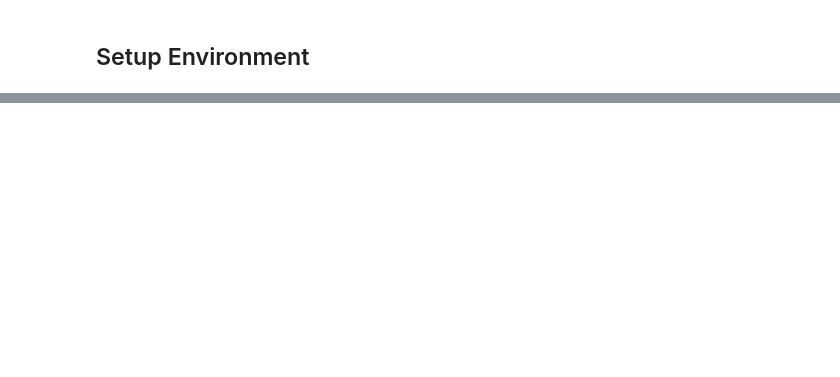
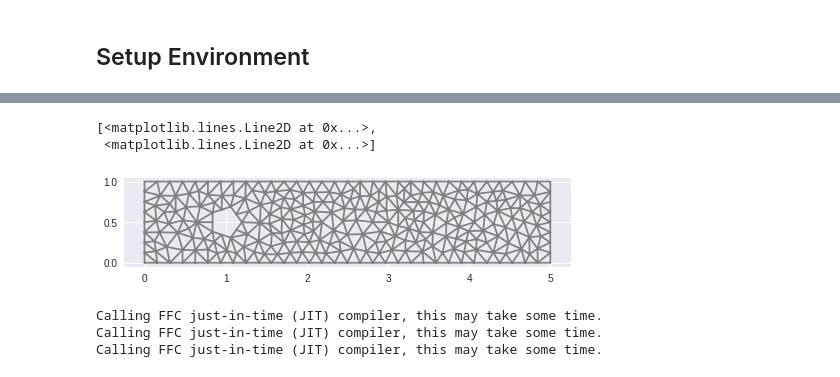
Before and after one commit to johanhoffman/DD2365-DD3371-VT19, a Jupyter notebook: DD2365-DD3371-template-lab-X.ipynb, the cells around one changed output, grey strips where cells are left out. Drawn from its saved outputs; the diff is of its cells as text; code cells hidden in the pictures; blank space fills up the shorter version.

```diff
--- a/DD2365-DD3371-template-lab-X.ipynb
+++ b/DD2365-DD3371-template-lab-X.ipynb
@@ -47,0 +48,32 @@ dolfin version: 2018.1.0
+# %%
+xmin = 0
+xmax= 5
+ymin = 0
+ymax = 1
+
+xc = 1
+yc = 0.5
+radius = 0.2
+
+domain = Rectangle(Point(xmin,ymin),Point(xmax,ymax)) - Circle(Point(xc,yc),radius)
+
+mesh_resolution = 20
+mesh = generate_mesh(domain,mesh_resolution)
+
+plot(mesh)
+# %% [output]
+[<matplotlib.lines.Line2D at 0x...>,
+ <matplotlib.lines.Line2D at 0x...>]
+[figure, added]
+# %%
+VE = VectorElement("CG", mesh.ufl_cell(), 1)
+QE = FiniteElement("CG", mesh.ufl_cell(), 1)
+WE = VE *QE
+
+V = FunctionSpace(mesh, VE)
+Q = FunctionSpace(mesh, QE)
+W = FunctionSpace(mesh, WE)
+# %% [output]
+Calling FFC just-in-time (JIT) compiler, this may take some time.
+Calling FFC just-in-time (JIT) compiler, this may take some time.
+Calling FFC just-in-time (JIT) compiler, this may take some time.
```
Also changed, not shown: parts of 2 cells of this notebook.
